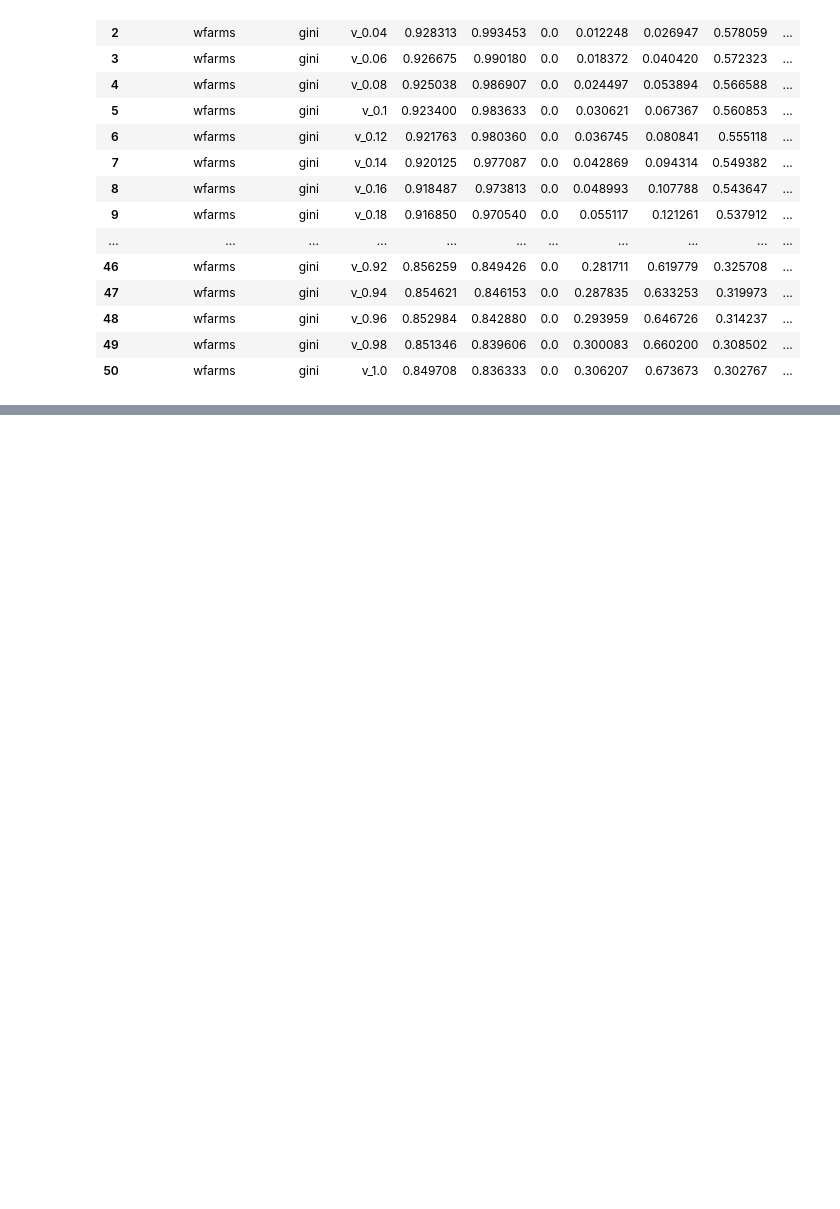
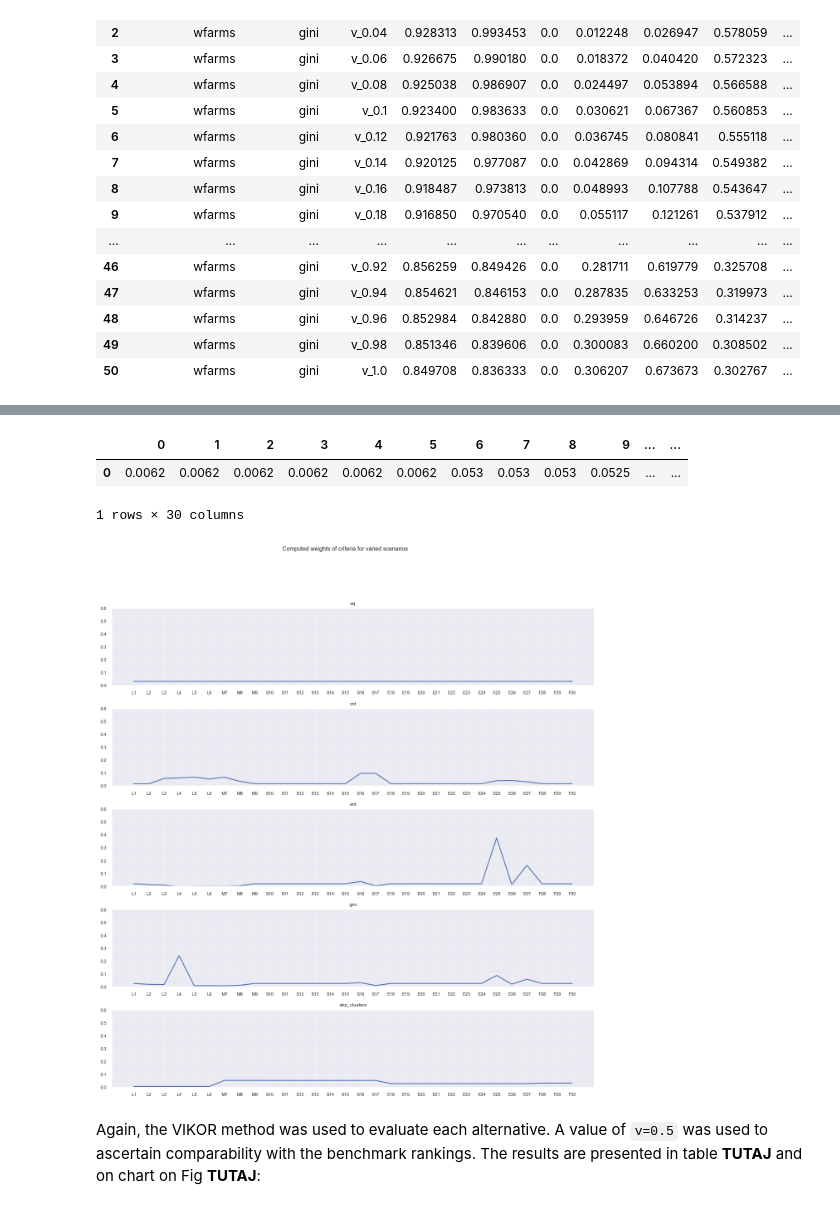
Before and after one commit to arturkarczmarczyk/vikorvanalysis, a Jupyter notebook: article.ipynb, the cells around one changed output, grey strips where cells are left out. Cells and saved outputs as stored; diff of their text form; code cells hidden in the pictures; blank space fills up the shorter version.

```diff
--- a/article.ipynb
+++ b/article.ipynb
@@ -236,0 +337,12 @@ tempdf
+# %%
+pd.DataFrame(experiment.weights_scenarios_ahp['ahp_clusters']).T
+# %% [output]
+|  | 0 | 1 | 2 | 3 | 4 | 5 | 6 | 7 | 8 | 9 | ... | ... |
+| 0 | 0.0062 | 0.0062 | 0.0062 | 0.0062 | 0.0062 | 0.0062 | 0.053 | 0.053 | 0.053 | 0.0525 | ... | ... |
+1 rows × 30 columns
+# %%
+experiment.draw_ahp_weights_plots()
+# %% [output]
+[figure, added]
+# %% [markdown]
+Again, the VIKOR method was used to evaluate each alternative. A value of `v=0.5` was used to ascertain comparability with the benchmark rankings. The results are presented in table **TUTAJ** and on chart on Fig **TUTAJ**:
```
Also changed, not shown: parts of 24 cells of this notebook, 1 other file.
